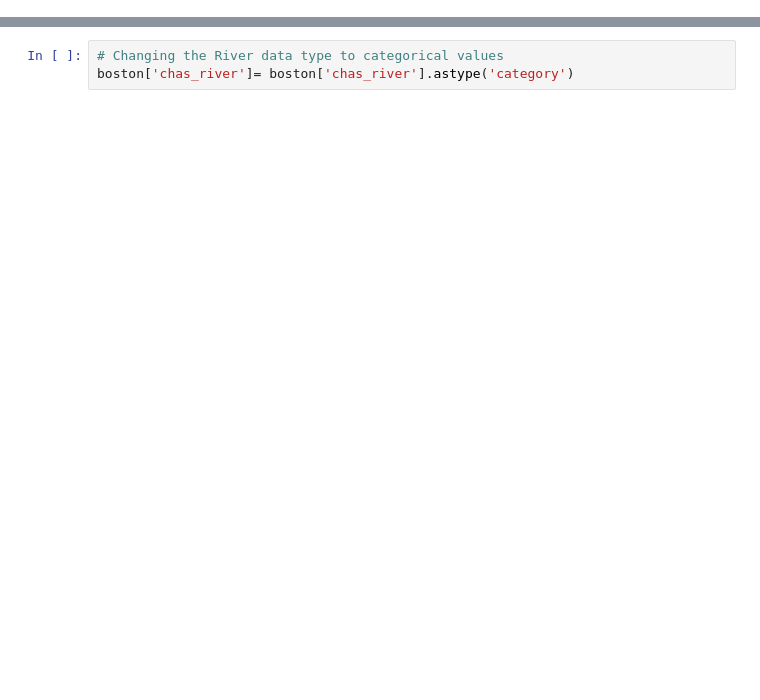
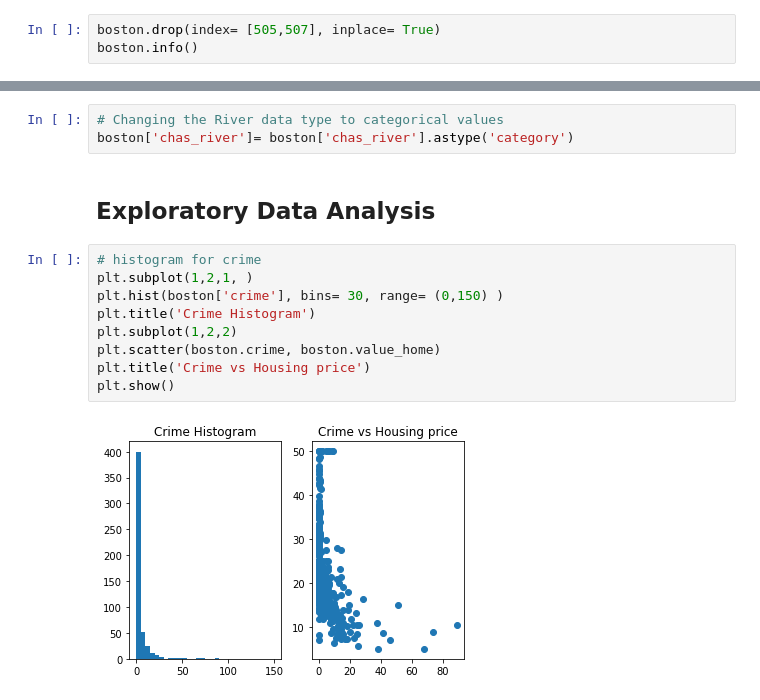
Before and after one commit to srinivasayer4/Boston-Housing-Dataset-Analysis, a Jupyter notebook: Boston Housing Regression problem.ipynb, the cells around one changed output, grey strips where cells are left out. Cells and saved outputs as stored; diff of their text form; blank space fills up the shorter version.

```diff
--- a/Boston Housing Regression problem.ipynb
+++ b/Boston Housing Regression problem.ipynb
@@ -137,0 +170,3 @@ There are just 1 or 2 missing values in the dataset for each column. We can igno
+# %%
+boston.drop(index= [505,507], inplace= True)
+boston.info()
@@ -138,3 +204,16 @@ There are just 1 or 2 missing values in the dataset for each column. We can igno
 # %%
 # Changing the River data type to categorical values
 boston['chas_river']= boston['chas_river'].astype('category')
+# %% [markdown]
+## **Exploratory Data Analysis**
+# %%
+# histogram for crime
+plt.subplot(1,2,1, )
+plt.hist(boston['crime'], bins= 30, range= (0,150) )
+plt.title('Crime Histogram')
+plt.subplot(1,2,2)
+plt.scatter(boston.crime, boston.value_home)
+plt.title('Crime vs Housing price')
+plt.show()
+# %% [output]
+[figure, added]
```
Also changed, not shown: parts of 16 cells of this notebook.
